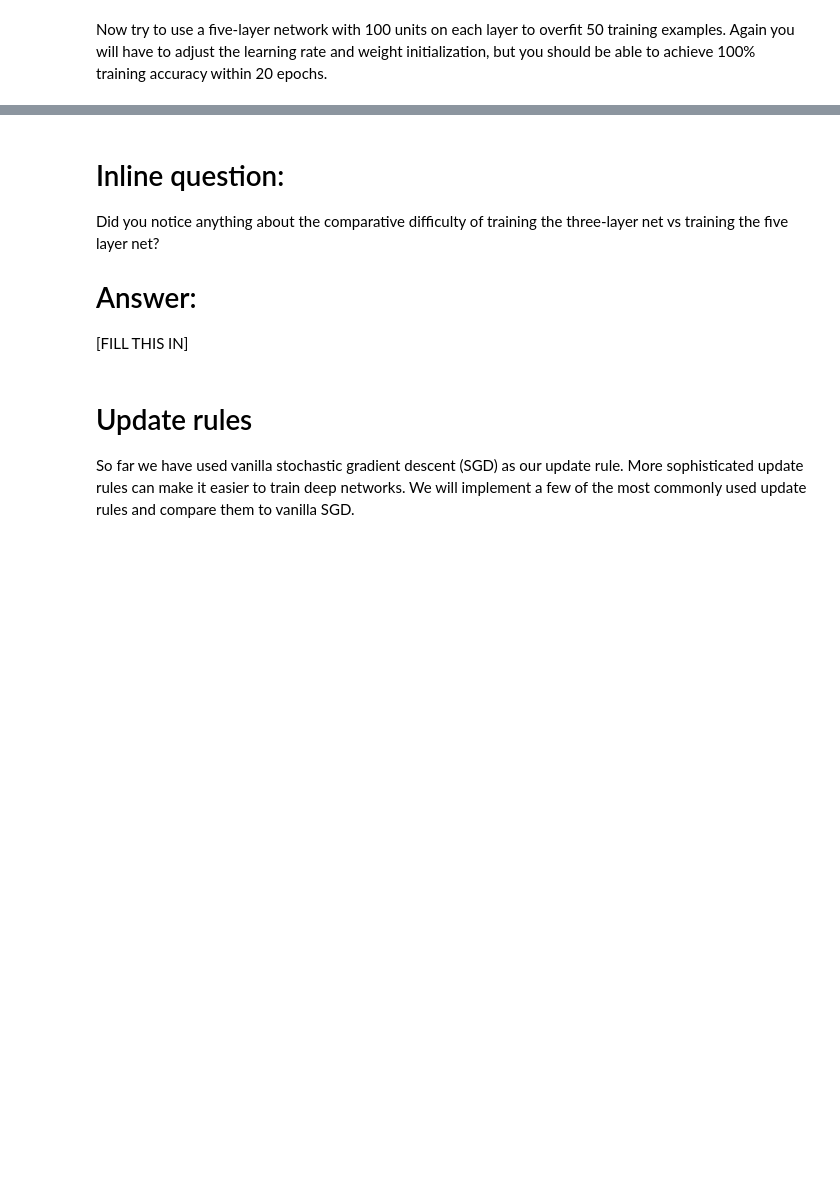
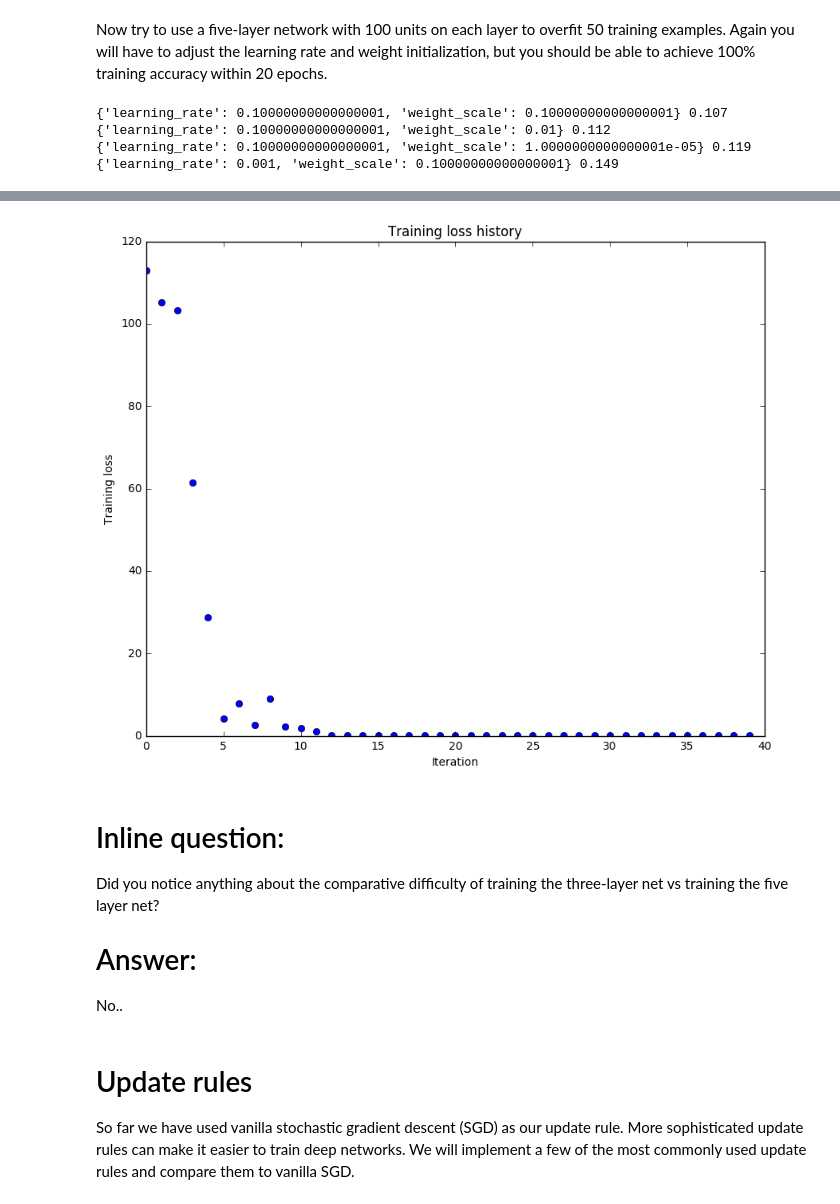
Before and after one commit to kkweon/CS231n, a Jupyter notebook: assignment2/FullyConnectedNets.ipynb, the cells around one changed output, grey strips where cells are left out. Drawn from its saved outputs; the diff is of its cells as text; code cells hidden in the pictures; blank space fills up the shorter version.

```diff
--- a/assignment2/FullyConnectedNets.ipynb
+++ b/assignment2/FullyConnectedNets.ipynb
@@ -480,5 +511,44 @@ plt.show()
 # %% [markdown]
 Now try to use a five-layer network with 100 units on each layer to overfit 50 training examples. Again you will have to adjust the learning rate and weight initialization, but you should be able to achieve 100% training accuracy within 20 epochs.
+# %%
+# TODO: Use a five-layer Net to overfit 50 training examples.
+
+num_train = 50
+small_data = {
+  'X_train': data['X_train'][:num_train],
+  'y_train': data['y_train'][:num_train],
+  'X_val': data['X_val'],
+  'y_val': data['y_val'],
+}
+best_params = {}
+best_acc = 0
+for lr in np.logspace(-1, -5, num=5):
+    for ws in np.logspace(-1, -5, num=5):
+        learning_rate = lr #1e-2
+        weight_scale = ws #1e-2
+        model = FullyConnectedNet([100, 100, 100, 100],
+                        weight_scale=weight_scale, dtype=np.float64)
+        solver = Solver(model, small_data,
+                        verbose=False, num_epochs=20, batch_size=25,
+                        update_rule='sgd',
+                        optim_config={
+                          'learning_rate': learning_rate,
+                        }
+                 )
+        solver.train()
+
+        if solver.best_val_acc > best_acc:
+            best_acc = solver.best_val_acc
+            best_params = {
+                "learning_rate": learning_rate,
+                "weight_scale": weight_scale
+            }
+            print best_params, best_acc
+# %% [output]
+{'learning_rate': 0.10000000000000001, 'weight_scale': 0.10000000000000001} 0.107
+{'learning_rate': 0.10000000000000001, 'weight_scale': 0.01} 0.112
+{'learning_rate': 0.10000000000000001, 'weight_scale': 1.0000000000000001e-05} 0.119
+{'learning_rate': 0.001, 'weight_scale': 0.10000000000000001} 0.149
 # %%
 # TODO: Use a five-layer Net to overfit 50 training examples.
 
@@ -489,9 +559,8 @@ small_data = {
   'X_val': data['X_val'],
   'y_val': data['y_val'],
 }
-
-learning_rate = 1e-3
-weight_scale = 1e-5
+learning_rate = best_params['learning_rate']
+weight_scale = best_params['weight_scale']
 model = FullyConnectedNet([100, 100, 100, 100],
                 weight_scale=weight_scale, dtype=np.float64)
 solver = Solver(model, small_data,
@@ -508,3 +577,4 @@ plt.title('Training loss history')
 plt.xlabel('Iteration')
 plt.ylabel('Training loss')
 plt.show()
+# %% [output]
@@ -511,9 +598,10 @@ plt.show()
+[figure, added]
 # %% [markdown]
 # Inline question:
 Did you notice anything about the comparative difficulty of training the three-layer net vs training the five layer net?
 
 # Answer:
-[FILL THIS IN]
+No..
 # %% [markdown]
 # Update rules
 So far we have used vanilla stochastic gradient descent (SGD) as our update rule. More sophisticated update rules can make it easier to train deep networks. We will implement a few of the most commonly used update rules and compare them to vanilla SGD.
```
Also changed, not shown: parts of 8 cells of this notebook, 2 other files.
